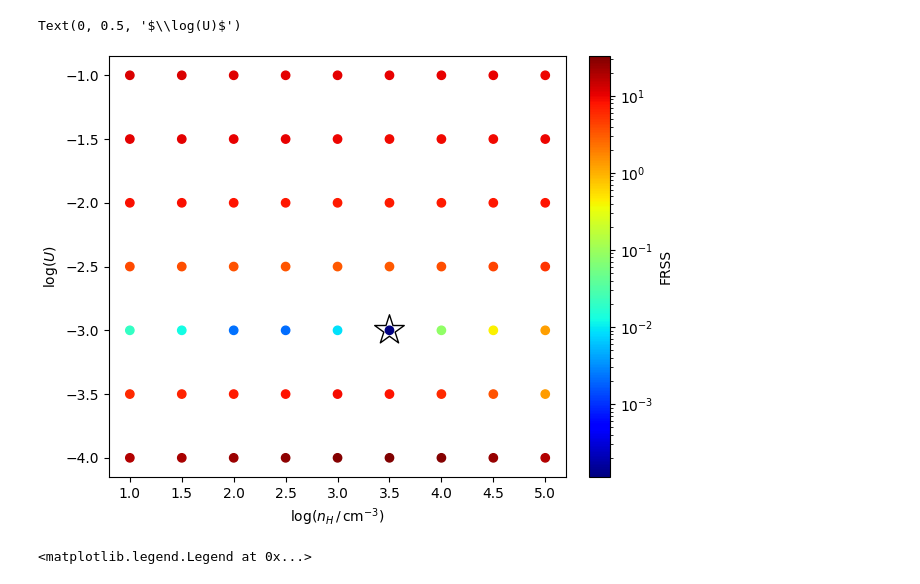
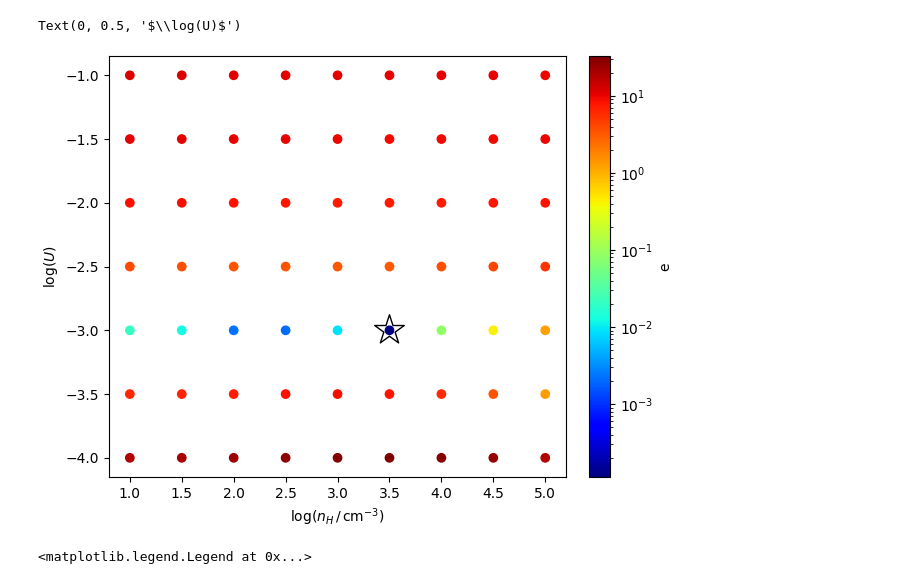
Before and after one commit to eastcale/CLOUDY_Grid, a Jupyter notebook: ngc4151_grid/ngc_plot.ipynb, the cells around one changed output. Cells and saved outputs as stored; diff of their text form; code cells hidden in the pictures.

```diff
--- a/ngc4151_grid/ngc_plot.ipynb
+++ b/ngc4151_grid/ngc_plot.ipynb
@@ -39,22 +39,22 @@ for i in list(data_dict.values()):
 # %%
 expected = np.array([0.438, 0.374, 0.068, 0.38, 12.9])
 results = {k:sum((expected - v.iloc[-6:-1]['flux'].to_numpy())/expected)**2 for k, v in list(data_dict.items())}
 
 hdens = np.array([i[0] for i in list(results.keys())])
 us = np.array([i[1] for i in list(results.keys())])
 results_list = np.array(list(results.values()))
 
 norm = LogNorm(min(results_list), max(results_list))
 
 fig, ax = plt.subplots(constrained_layout=True)
 p = ax.scatter(hdens, us, c=results_list, cmap='jet', norm=norm)
 ax.scatter(3.5, -3.0, s=500, marker='*', facecolors='none', edgecolor='black')
-fig.colorbar(p, label='FRSS')
+fig.colorbar(p, label='e')
 ax.set_xlabel('$\\log(n_H\\,/\\,\\mathrm{cm^{-3}})$')
 ax.set_ylabel('$\\log(U)$')
 # %% [output]
 Text(0, 0.5, '$\\log(U)$')
-[figure, old version]
+[figure, new version]
 # %%
 n2_has = [i.iloc[10]['flux'] for i in list(data_dict.values())] / expected[0]
 s2_has = [i.iloc[11]['flux'] for i in list(data_dict.values())] / expected[1]
```
Also changed, not shown: parts of 1 cell of this notebook.
